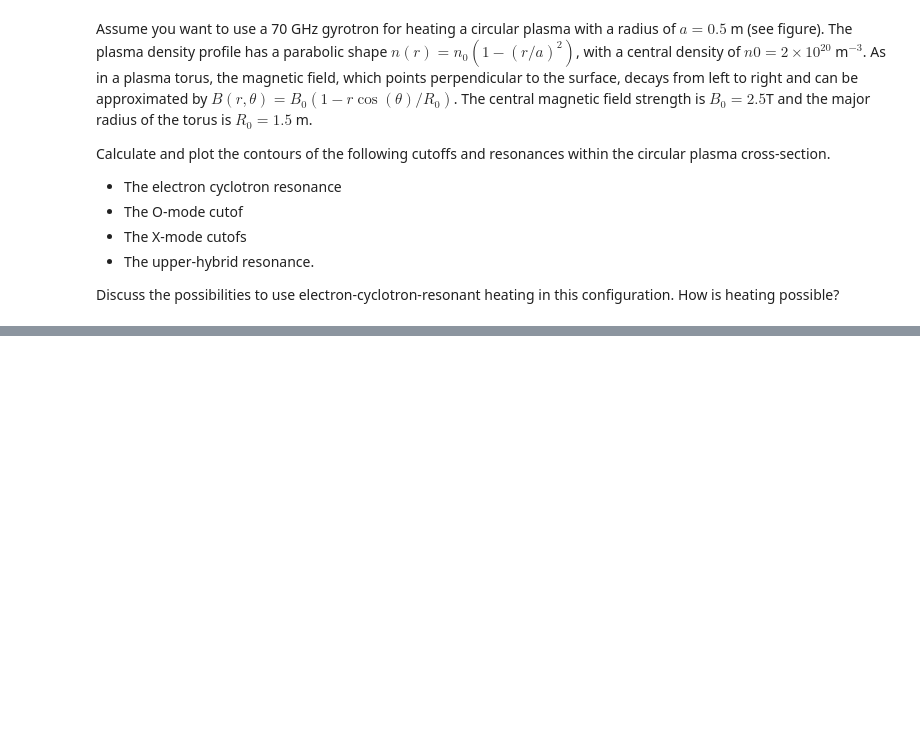
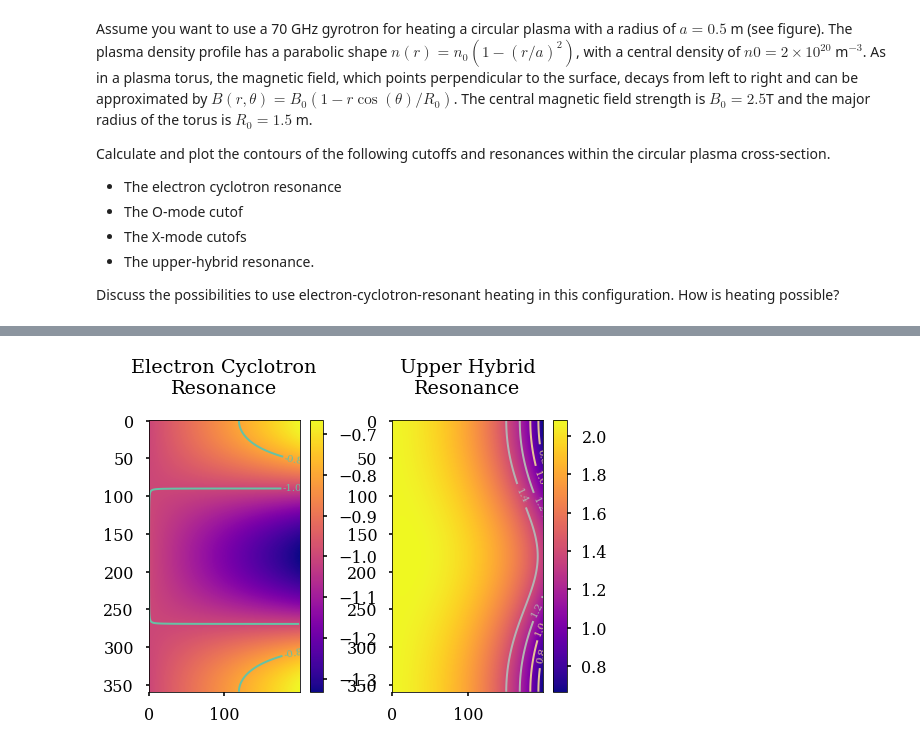
Before and after one commit to Chinnasf/Physics, a Jupyter notebook: Plasmas/Electron-Cyclotron_Resonant_Heating.ipynb, the cells around one changed output, grey strips where cells are left out. Drawn from its saved outputs; the diff is of its cells as text; code cells hidden in the pictures; blank space fills up the shorter version.

```diff
--- a/Plasmas/Electron-Cyclotron_Resonant_Heating.ipynb
+++ b/Plasmas/Electron-Cyclotron_Resonant_Heating.ipynb
@@ -72,0 +78,21 @@ plt.grid(alpha=0.5);
+# %%
+R,TH = pl.meshgrid(r_,theta_)
+Ω_ce = ω_ce(R,TH)/ω0_
+Ω_UH = ω_UH(R,TH)/ω0_
+
+plt.figure(figsize=(8,5))
+
+plt.subplot(1,2,1)
+im = pl.imshow(Ω_ce ,cmap = pl.cm.plasma)
+cset = pl.contour(Ω_ce ,np.arange(-1,1.5,0.2),linewidths=2,cmap=pl.cm.Set2)
+pl.clabel(cset,inline=True,fmt='%1.1f',fontsize=10)
+pl.colorbar(im)
+pl.title("Electron Cyclotron\nResonance\n");
+plt.subplot(1,2,2)
+im = pl.imshow(Ω_UH ,cmap = pl.cm.plasma)
+cset = pl.contour(Ω_UH ,np.arange(-1,1.5,0.2),linewidths=2,cmap=pl.cm.Set2)
+pl.clabel(cset,inline=True,fmt='%1.1f',fontsize=10)
+pl.colorbar(im)
+pl.title("Upper Hybrid\nResonance\n");
+# %% [output]
+[figure, added]
```
Also changed, not shown: parts of 6 cells of this notebook.
